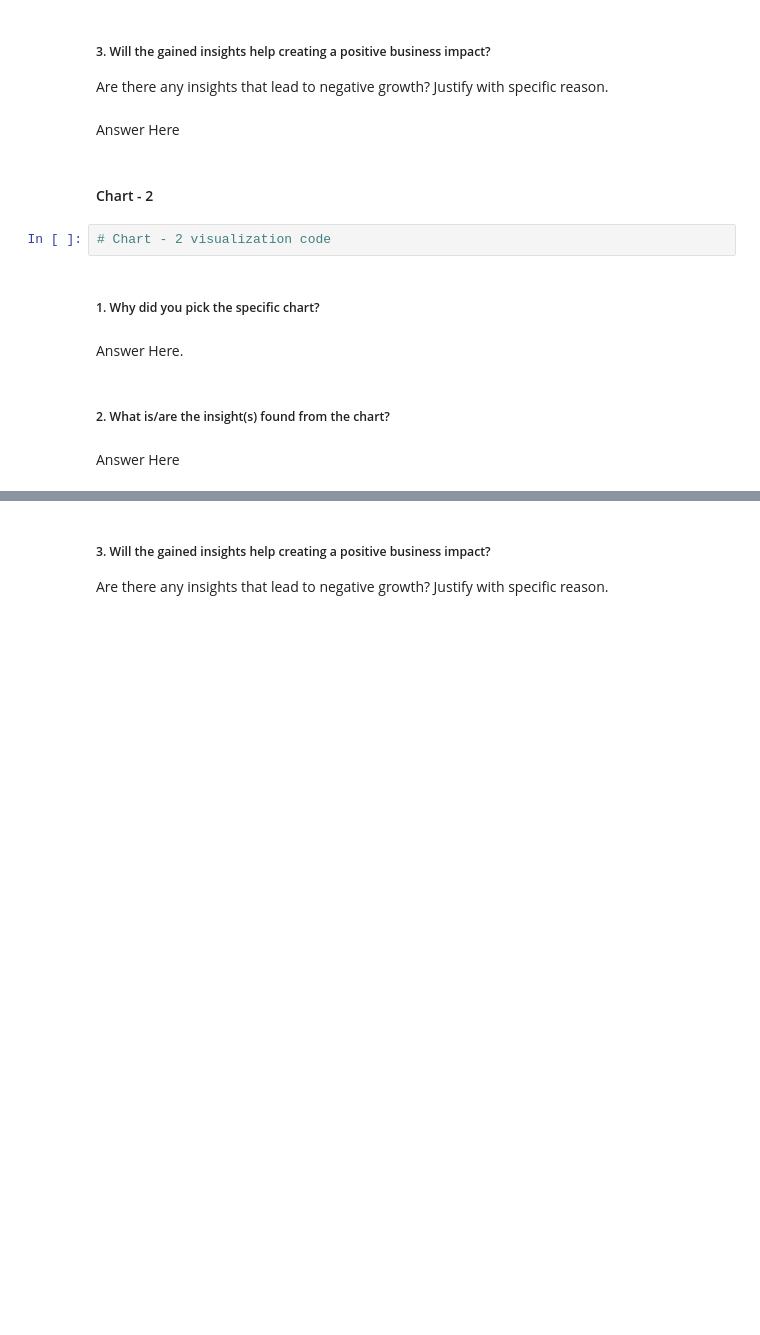
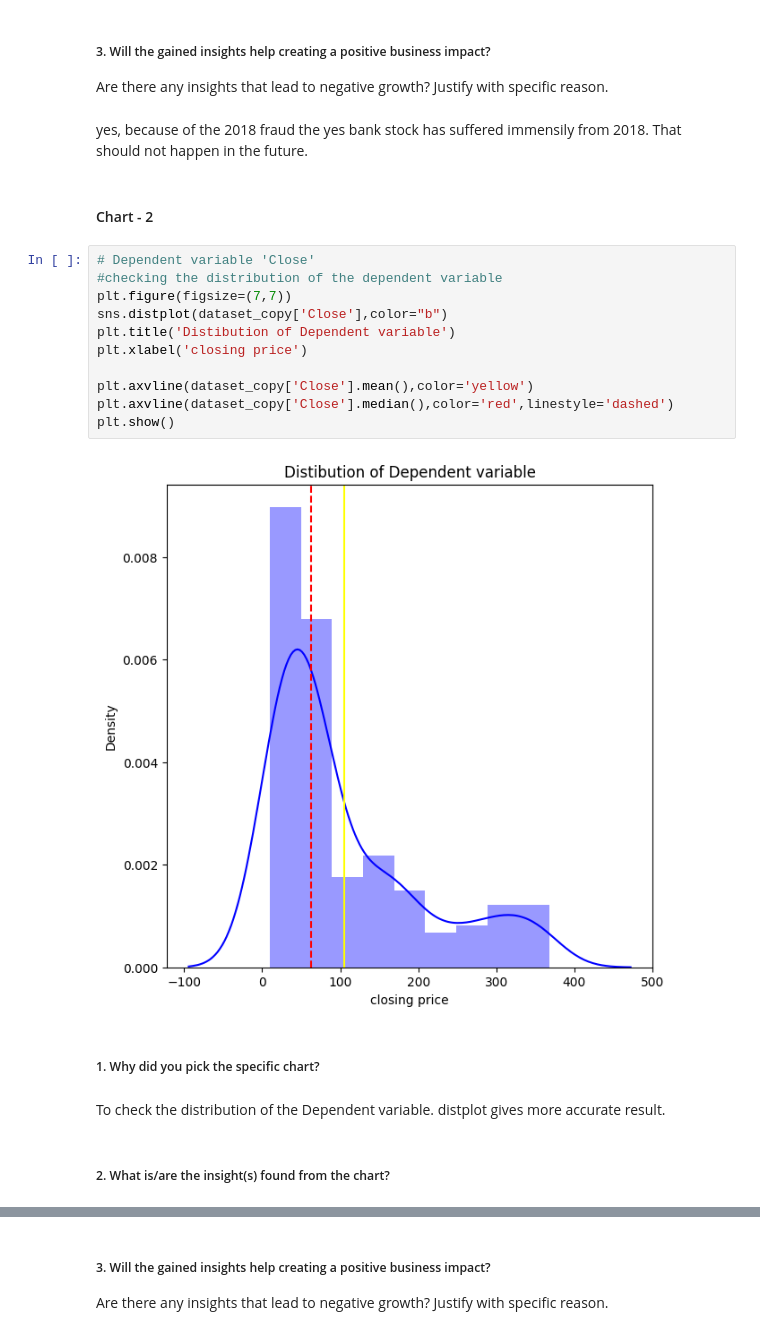
Before and after one commit to subhashsomarouthu/Yes_Bank_Stock_Closing_Price_Prediction, a Jupyter notebook: Yes_Bank_Stock_Closing_Price_prediction.ipynb, the cells around one changed output, grey strips where cells are left out. Saved outputs shown, nothing was run; the diff lists cells and outputs as text; blank space fills up the shorter version.

```diff
--- a/Yes_Bank_Stock_Closing_Price_prediction.ipynb
+++ b/Yes_Bank_Stock_Closing_Price_prediction.ipynb
@@ -148,17 +434,26 @@ Answer Here
 # %% [markdown]
 ##### 3. Will the gained insights help creating a positive business impact?
 Are there any insights that lead to negative growth? Justify with specific reason.
-# %% [markdown]
-Answer Here
+# %% [markdown]
+yes, because of the 2018  fraud the yes bank stock has suffered immensily from 2018. That should not happen in the future.
 # %% [markdown]
 #### Chart - 2
-# %%
-# Chart - 2 visualization code
+# %%
+# Dependent variable 'Close'
+#checking the distribution of the dependent variable
+plt.figure(figsize=(7,7))
+sns.distplot(dataset_copy['Close'],color="b")
+plt.title('Distibution of Dependent variable')
+plt.xlabel('closing price')
+
+plt.axvline(dataset_copy['Close'].mean(),color='yellow')
+plt.axvline(dataset_copy['Close'].median(),color='red',linestyle='dashed')
+plt.show()
+# %% [output]
+[figure, added]
 # %% [markdown]
 ##### 1. Why did you pick the specific chart?
-# %% [markdown]
-Answer Here.
+# %% [markdown]
+To check the distribution of the Dependent variable. distplot gives more accurate result.
 # %% [markdown]
 ##### 2. What is/are the insight(s) found from the chart?
-# %% [markdown]
-Answer Here
```
Also changed, not shown: parts of 212 cells of this notebook.
